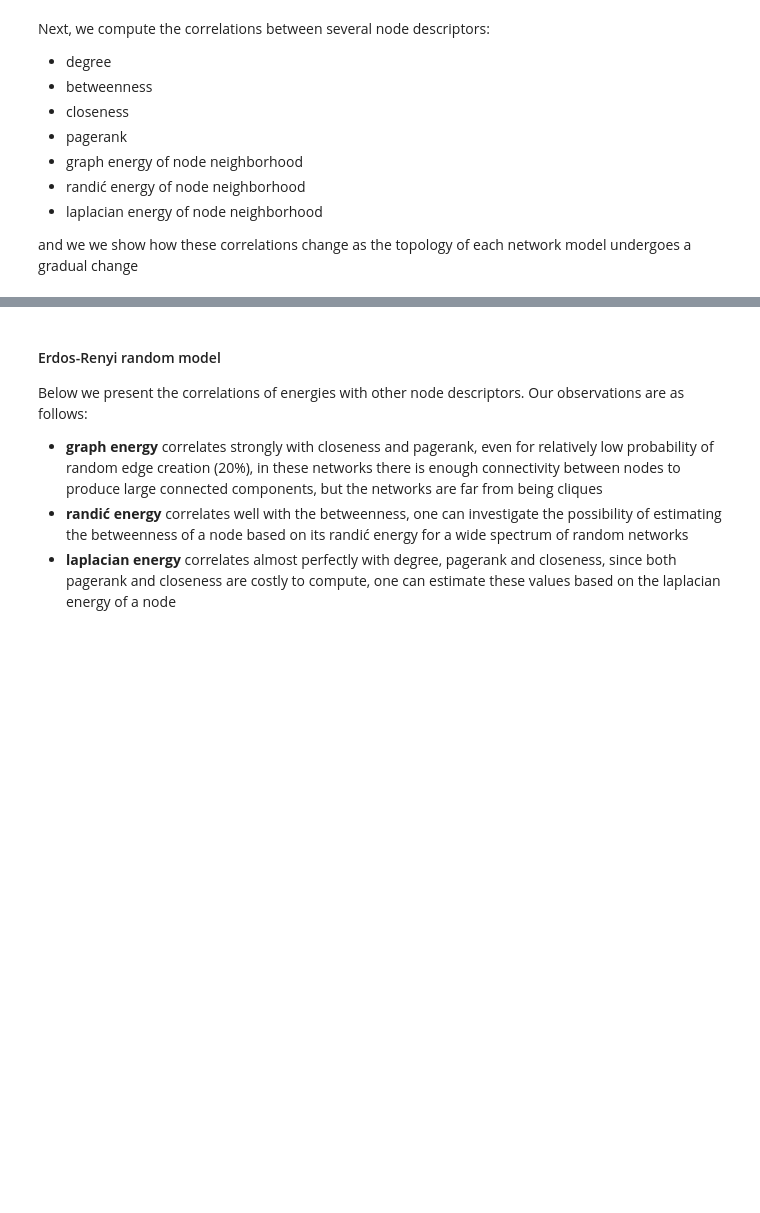
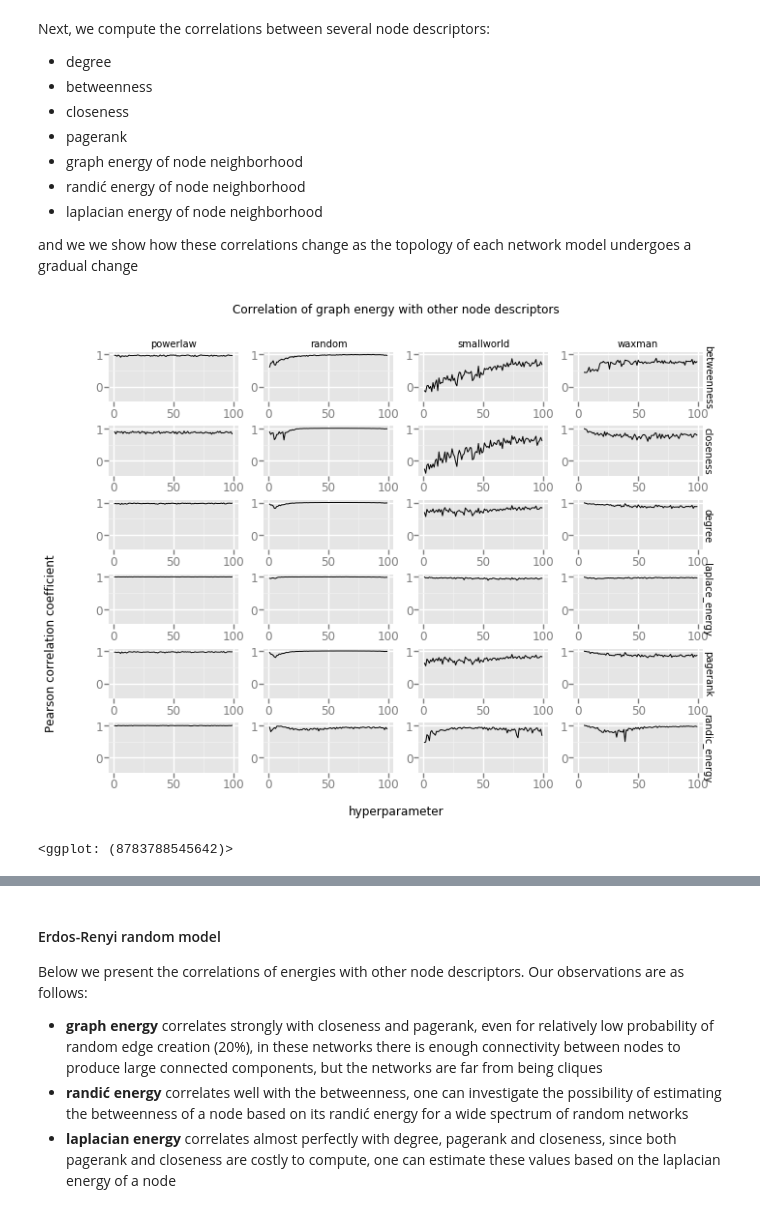
Before and after one commit to megaduks/entropy-complex-networks, a Jupyter notebook: entropy-of-network-energies.ipynb, the cells around one changed output, grey strips where cells are left out. Saved outputs shown, nothing was run; the diff lists cells and outputs as text; code cells hidden in the pictures; blank space fills up the shorter version.

Commit message:
Figures for SI Entropy draft

```diff
--- a/entropy-of-network-energies.ipynb
+++ b/entropy-of-network-energies.ipynb
@@ -181,6 +181,15 @@ for model in ['random','smallworld','powerlaw','waxman']:
         ylab('Pearson correlation coefficient')
 
     graph_energy_plots[model] = plot
+# %%
+plot = ggplot(aes(x='p', y='value'), data=df_graph_energy_melted) + \
+        geom_line() + facet_grid('variable', 'model') + \
+        ggtitle('Correlation of graph energy with other node descriptors') + \
+        ylab('Pearson correlation coefficient') + xlab('hyperparameter')
+plot
+# %% [output]
+[figure, added]
+<ggplot: (8783788545642)>
 # %%
 randic_energy_plots = {}
 
```
Also changed, not shown: parts of 16 cells of this notebook.
